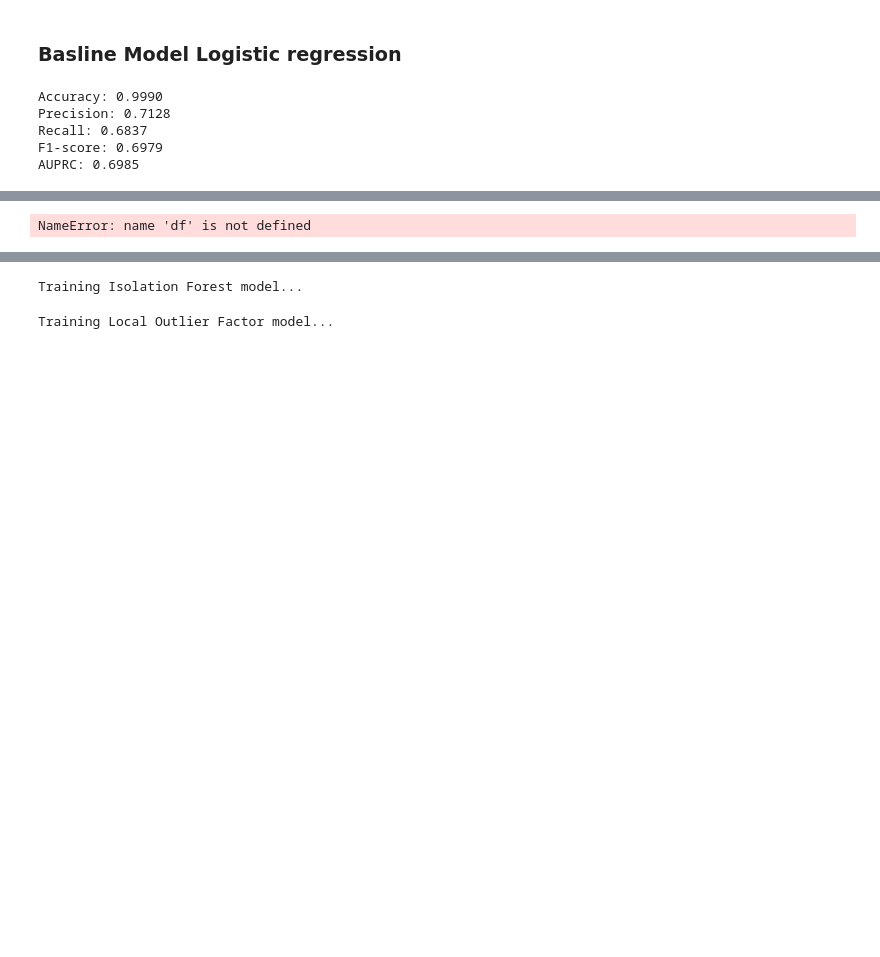
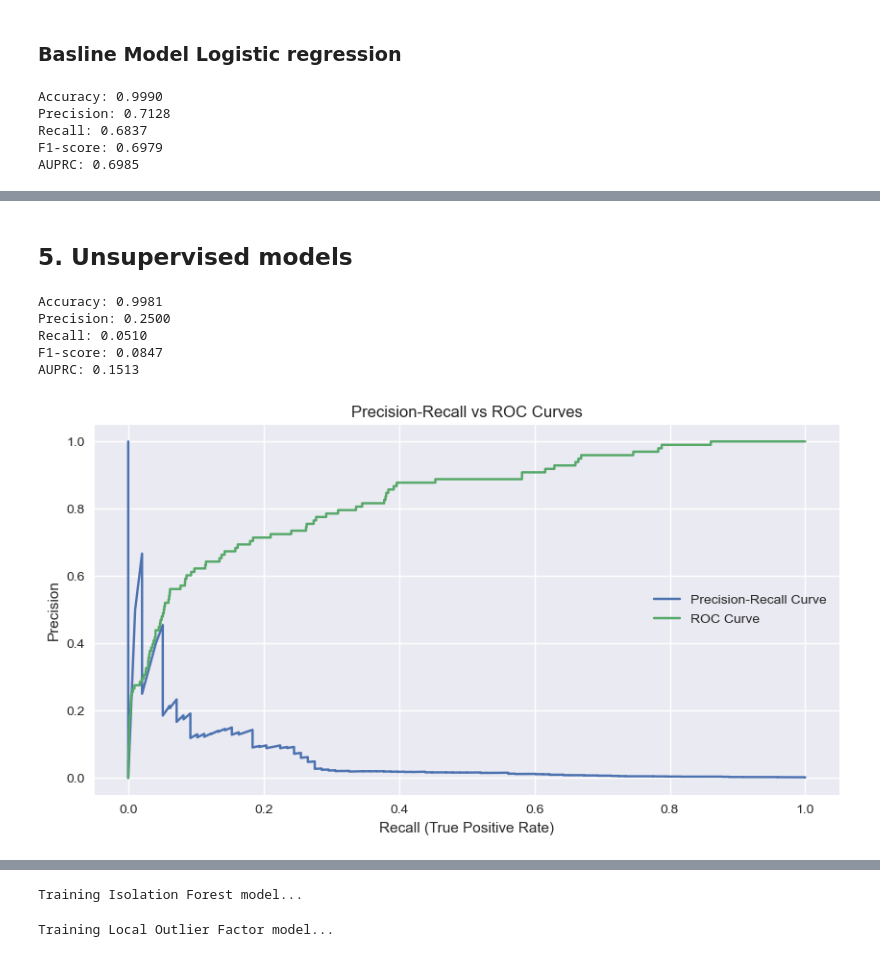
Before and after one commit to itxtx/credit_card_fraud_prediction, a Jupyter notebook: credit_card_fraud_analysis.ipynb, the cells around one changed output, grey strips where cells are left out. Cells and saved outputs as stored; diff of their text form; code cells hidden in the pictures; blank space fills up the shorter version.

```diff
--- a/credit_card_fraud_analysis.ipynb
+++ b/credit_card_fraud_analysis.ipynb
@@ -346,14 +444,14 @@ and roc curve and prc curve meet at about (0.2,0.6) on the recall precision plan
+# %% [markdown]
+## 5. Unsupervised models
 # %%
 from sklearn.ensemble import IsolationForest
-Xsmote = df.drop(columns=['Class'])
-ysmote = df['Class']
+
 oversample = SMOTE()
-Xsmote, ysmote = oversample.fit_resample(Xsmote, ysmote)
+Xsmote, ysmote = oversample.fit_resample(X_train, y_train)
 
-X_train, X_test, y_train, y_test = train_test_split(Xsmote, ysmote, test_size = 0.2, random_state=42)
 
 model = IsolationForest(contamination=0.01, random_state=42, n_estimators=100, max_samples='auto')
-model.fit(X_train)
+model.fit(Xsmote)
 y_pred = model.predict(X_test)
 
 # Convert predictions from (-1, 1) to (0, 1) format
@@ -373,4 +471,34 @@ precision, recall, _ = precision_recall_curve(y_test, y_pred)
 auprc = auc(recall, precision)
 print(f"AUPRC: {auprc:.4f}")
 # %% [output]
-NameError: name 'df' is not defined
+Accuracy: 0.9981
+Precision: 0.2500
+Recall: 0.0510
+F1-score: 0.0847
+AUPRC: 0.1513
+# %%
+# Get anomaly scores (the lower the score, the more likely it's an outlier)
+y_scores = -model.score_samples(X_test)  # Negative because lower scores mean more anomalous
+
+# Get binary predictions for metrics
+y_pred = model.predict(X_test)
+y_pred = np.where(y_pred == -1, 1, 0)  # Convert to 0/1 format
+
+# Calculate precision-recall curve
+precision, recall, _ = precision_recall_curve(y_test, y_scores)
+
+# Calculate ROC curve
+fpr, tpr, _ = roc_curve(y_test, y_scores)
+
+# Plot both curves
+plt.figure(figsize=(10, 5))
+plt.plot(recall, precision, label='Precision-Recall Curve')
+plt.plot(fpr, tpr, label='ROC Curve')
+plt.xlabel('Recall (True Positive Rate)')
+plt.ylabel('Precision')
+plt.title('Precision-Recall vs ROC Curves')
+plt.legend()
+plt.grid(True)
+plt.show()
+# %% [output]
+[figure, added]
```
Also changed, not shown: parts of 13 cells of this notebook.
